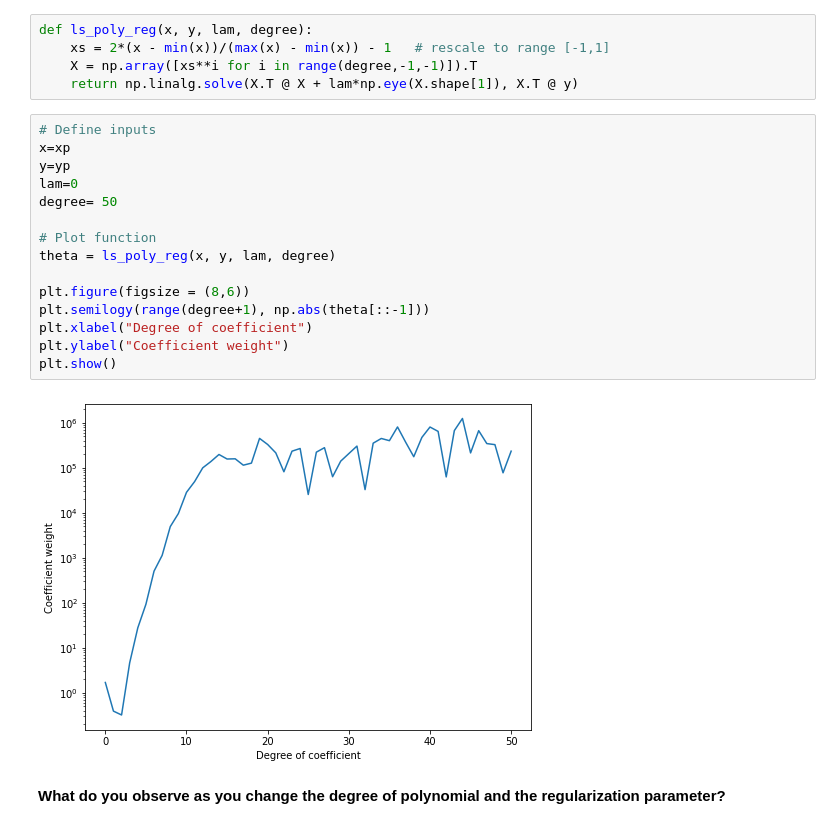
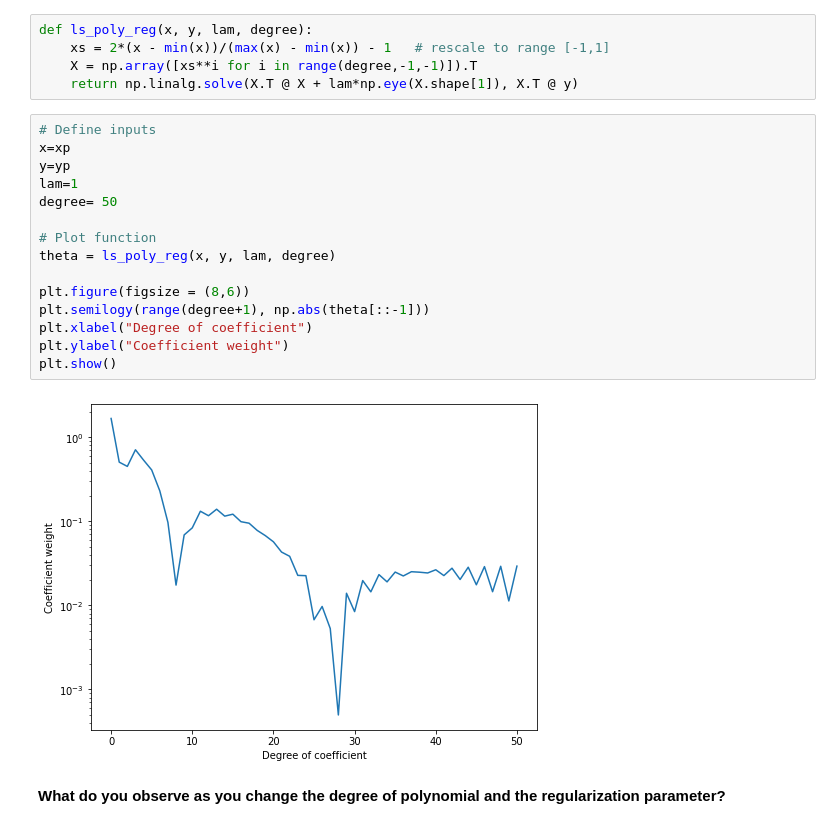
Before and after one commit to IS3UniCologne/DSML_2020, a Jupyter notebook: 03_Workshops/DSML_WS_09_AdvancedRegression/DSML_WS_09_AdvancedRegression.ipynb, the cells around one changed output. Saved outputs shown, nothing was run; the diff lists cells and outputs as text.

```diff
--- a/03_Workshops/DSML_WS_09_AdvancedRegression/DSML_WS_09_AdvancedRegression.ipynb
+++ b/03_Workshops/DSML_WS_09_AdvancedRegression/DSML_WS_09_AdvancedRegression.ipynb
@@ -167,20 +167,20 @@ def ls_poly_reg(x, y, lam, degree):
 # %%
 # Define inputs
 x=xp
 y=yp
-lam=0
+lam=1
 degree= 50
 
 # Plot function
 theta = ls_poly_reg(x, y, lam, degree)
 
 plt.figure(figsize = (8,6))
 plt.semilogy(range(degree+1), np.abs(theta[::-1]))
 plt.xlabel("Degree of coefficient")
 plt.ylabel("Coefficient weight")
 plt.show()
 # %% [output]
-[figure, old version]
+[figure, new version]
 # %% [markdown]
 **What do you observe as you change the degree of polynomial and the regularization parameter?**
 # %% [markdown]
```
Also changed, not shown: parts of 18 cells of this notebook.
